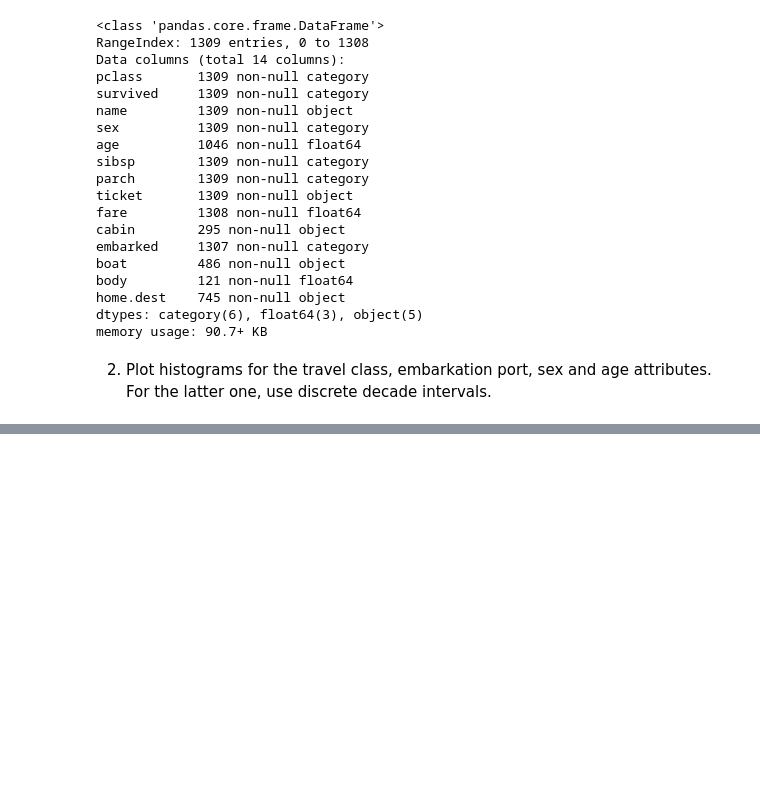
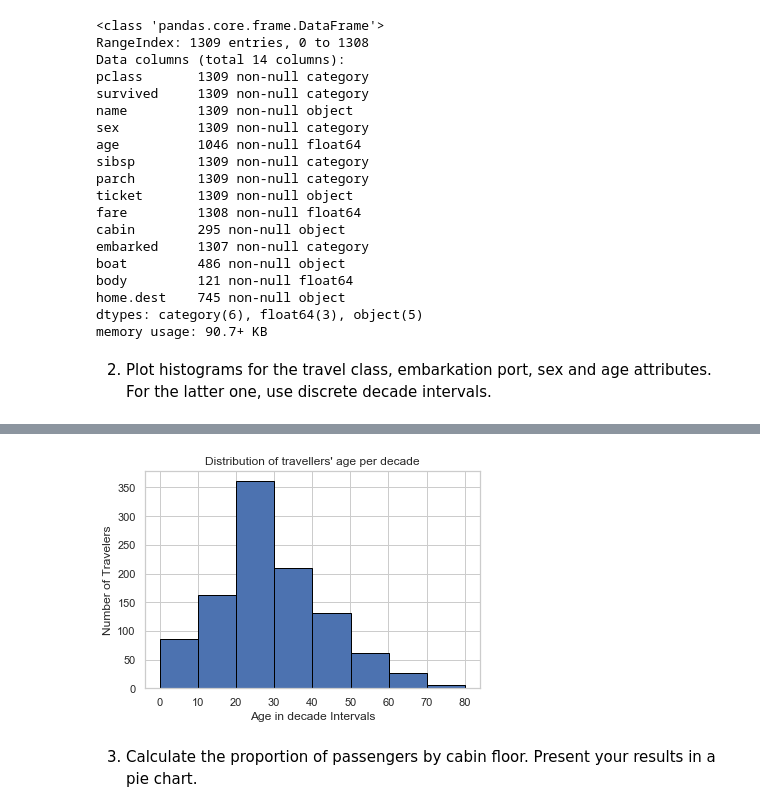
Before and after one commit to manzocec/DataAnalysis_Exercises, a Jupyter notebook: Homework01/Pandas_DataWrangling_Task03.ipynb, the cells around one changed output, grey strips where cells are left out. Drawn from its saved outputs; the diff is of its cells as text; code cells hidden in the pictures; blank space fills up the shorter version.

```diff
--- a/Homework01/Pandas_DataWrangling_Task03.ipynb
+++ b/Homework01/Pandas_DataWrangling_Task03.ipynb
@@ -138,0 +150,13 @@ titanic_html
+# %%
+bins = max(1, int(np.ceil(max(titanic_excel['age'])/10)))
+
+fig = plt.figure()
+plt.hist(titanic_excel['age'].dropna().values, bins=bins, edgecolor='black')
+plt.xlabel("Age in decade Intervals")
+plt.ylabel("Number of Travelers")
+plt.title('Distribution of travellers\' age per decade')
+plt.show()
+# %% [output]
+[figure, added]
+# %% [markdown]
+3. Calculate the proportion of passengers by cabin floor. Present your results in a pie chart.
```
Also changed, not shown: parts of 22 cells of this notebook.
